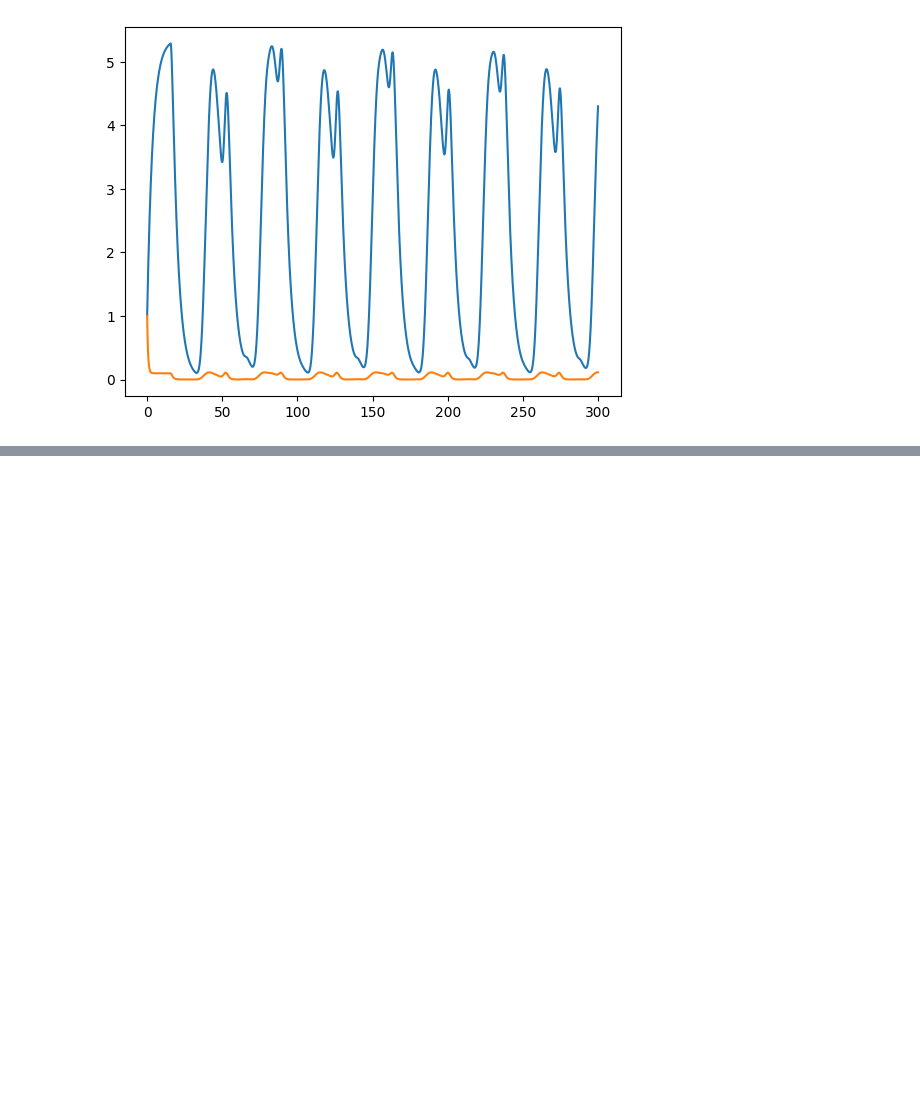
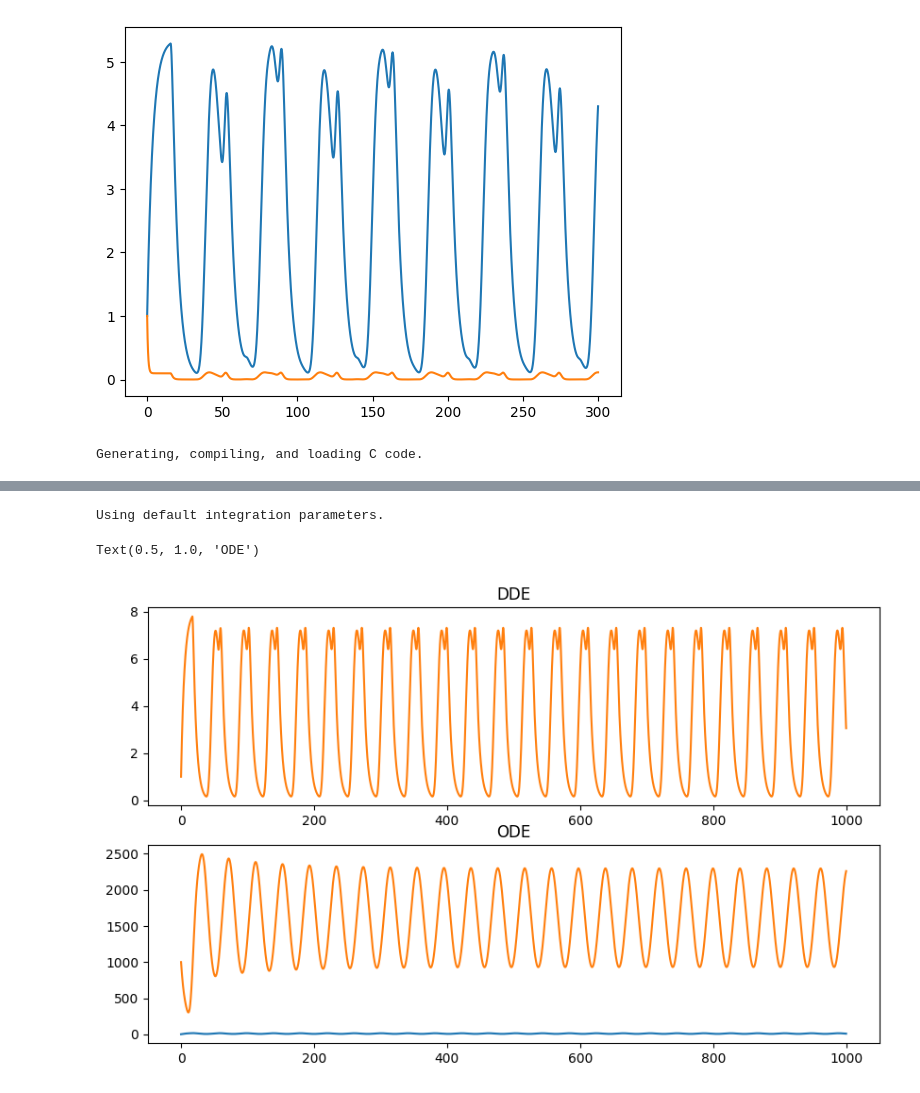
Before and after one commit to linh-phuong/pulsation, a Jupyter notebook: toymodels/exploring.ipynb, the cells around one changed output, grey strips where cells are left out. Drawn from its saved outputs; the diff is of its cells as text; code cells hidden in the pictures; blank space fills up the shorter version.

```diff
--- a/toymodels/exploring.ipynb
+++ b/toymodels/exploring.ipynb
@@ -149,0 +157,43 @@ Using default integration parameters.
+# %%
+def foo():
+    dH2dt = pp.Q * y(0, t - pp.tauH) * si.exp(-y(0, t - pp.tauH)/pp.H0) - pp.sigma2 * y(0, t)
+    return [dH2dt]
+
+def foo1(t, vars, cg):
+    nb_jul = len(vars)
+    dH11dt = cg.Q * vars[-1] * np.exp(-vars[-1]/cg.H0) - (cg.sigma1 + cg.thetaH) * vars[0]
+    ode = [dH11dt]
+    for i in range(1, nb_jul - 1):
+        dd = cg.thetaH * (vars[i-1] - vars[i]) - cg.sigma1 * vars[i]
+        ode.append(dd)
+    dH2dt = cg.thetaH * vars[-2] - cg.sigma2 * vars[-1]
+    ode.append(dH2dt)
+    return ode
+# %%
+pp = Config(dict(Q = 8.5, H0 = 600, sigma1 = 0.07, sigma2 = 0.2, tauH = 17))
+pp1 = Config(dict(Q = 8.5, H0 = 600, sigma1 = 0.07, sigma2 = 0.2, tauH = 17))
+f = foo()
+# %%
+DDE = jitcdde(f)
+DDE.constant_past([1000])
+nbjul = 20
+y0 = [50]*nbjul + [1000]
+#y0 = [330]*nbjul + [1000]
+pp1.thetaH = (1/pp1.tauH) * nbjul
+
+f1 = lambda t, vars: foo1(t, vars, pp1)
+ode = solve_ivp(f1, t_span = [0, 1000],
+                y0 = y0, t_eval = np.linspace(0, 1000, 6000))
+data = []
+tseries = np.arange(DDE.t, DDE.t+1000, 0.1)
+for time in tseries:
+    data.append( DDE.integrate(time) )
+data = np.array(data)
+fig, axes = plt.subplots(2, 1, figsize = (10, 6))
+axes[0].plot(tseries, data/1000, color = 'C1')
+axes[0].set_title('DDE')
+axes[1].plot(ode.t, ode.y[0:-1].sum(axis = 0)/1000, label = 'H1')
+axes[1].plot(ode.t, ode.y[-1], label = 'H2', color = 'C1')
+axes[1].set_title('ODE')
+# %% [output]
+Generating, compiling, and loading C code.
@@ -149,0 +201,3 @@ Using default integration parameters.
+Using default integration parameters.
+Text(0.5, 1.0, 'ODE')
+[figure, added]
```
Also changed, not shown: parts of 2 cells of this notebook, 1 other file.
